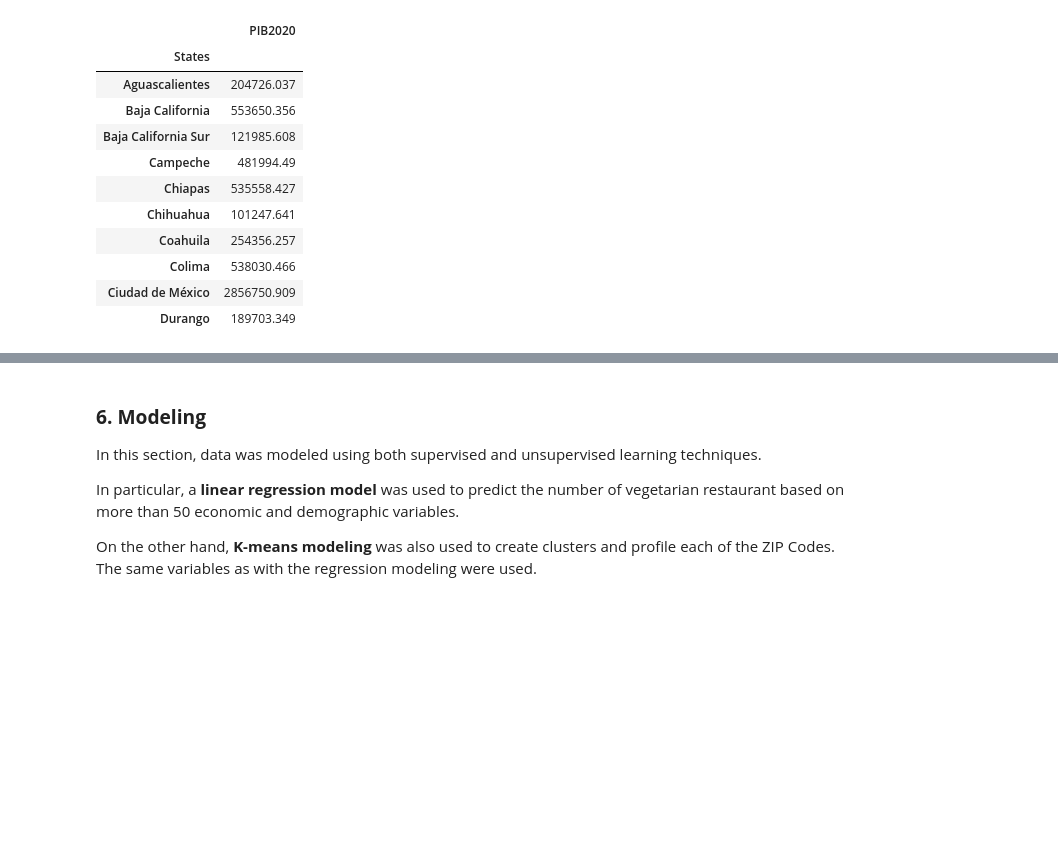
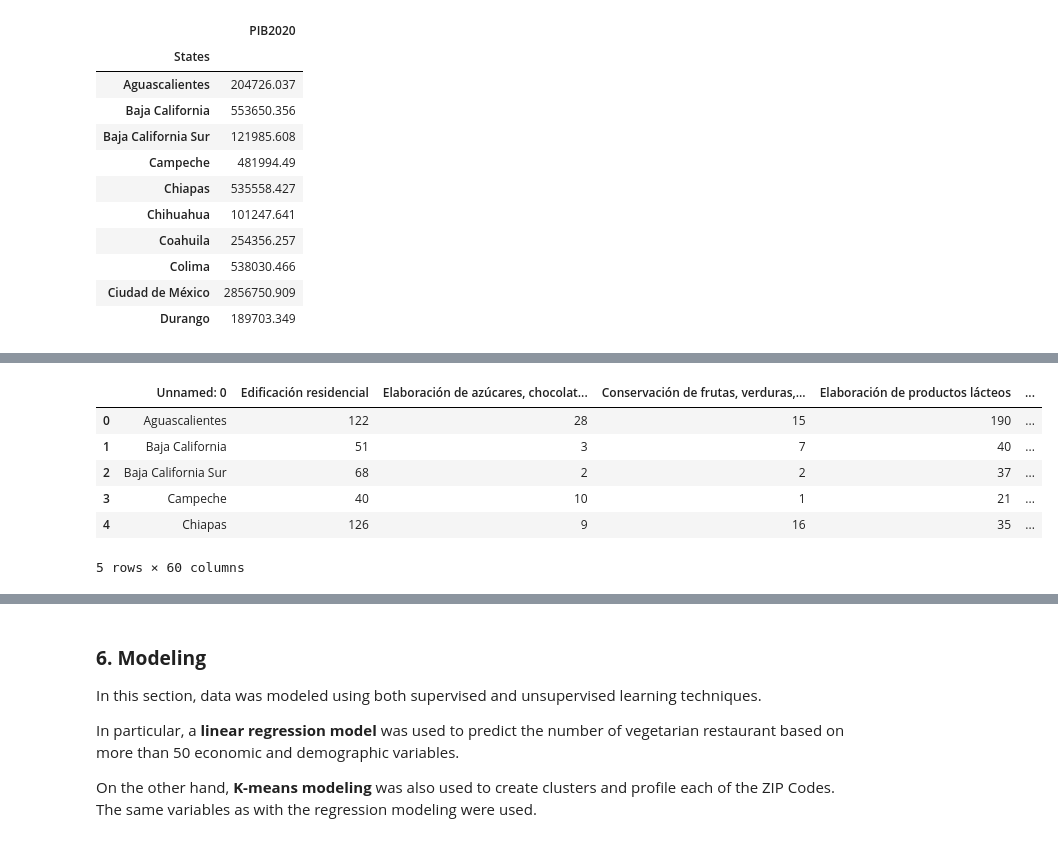
Before and after one commit to DanielEduardoLopez/DEVF-MachineLearning, a Jupyter notebook: FinalProject_RestaurantLocation.ipynb, the cells around one changed output, grey strips where cells are left out. Saved outputs shown, nothing was run; the diff lists cells and outputs as text; code cells hidden in the pictures; blank space fills up the shorter version.

```diff
--- a/FinalProject_RestaurantLocation.ipynb
+++ b/FinalProject_RestaurantLocation.ipynb
@@ -497,0 +492,10 @@ In this section, the collected data was cleaned and wrangled to create the varia
+# %%
+df_units.head()
+# %% [output]
+|  | Unnamed: 0 | Edificación residencial | Elaboración de azúcares, chocolat... | Conservación de frutas, verduras,... | Elaboración de productos lácteos | ... |
+| 0 | Aguascalientes | 122 | 28 | 15 | 190 | ... |
+| 1 | Baja California | 51 | 3 | 7 | 40 | ... |
+| 2 | Baja California Sur | 68 | 2 | 2 | 37 | ... |
+| 3 | Campeche | 40 | 10 | 1 | 21 | ... |
+| 4 | Chiapas | 126 | 9 | 16 | 35 | ... |
+5 rows × 60 columns
```
Also changed, not shown: parts of 25 cells of this notebook.
